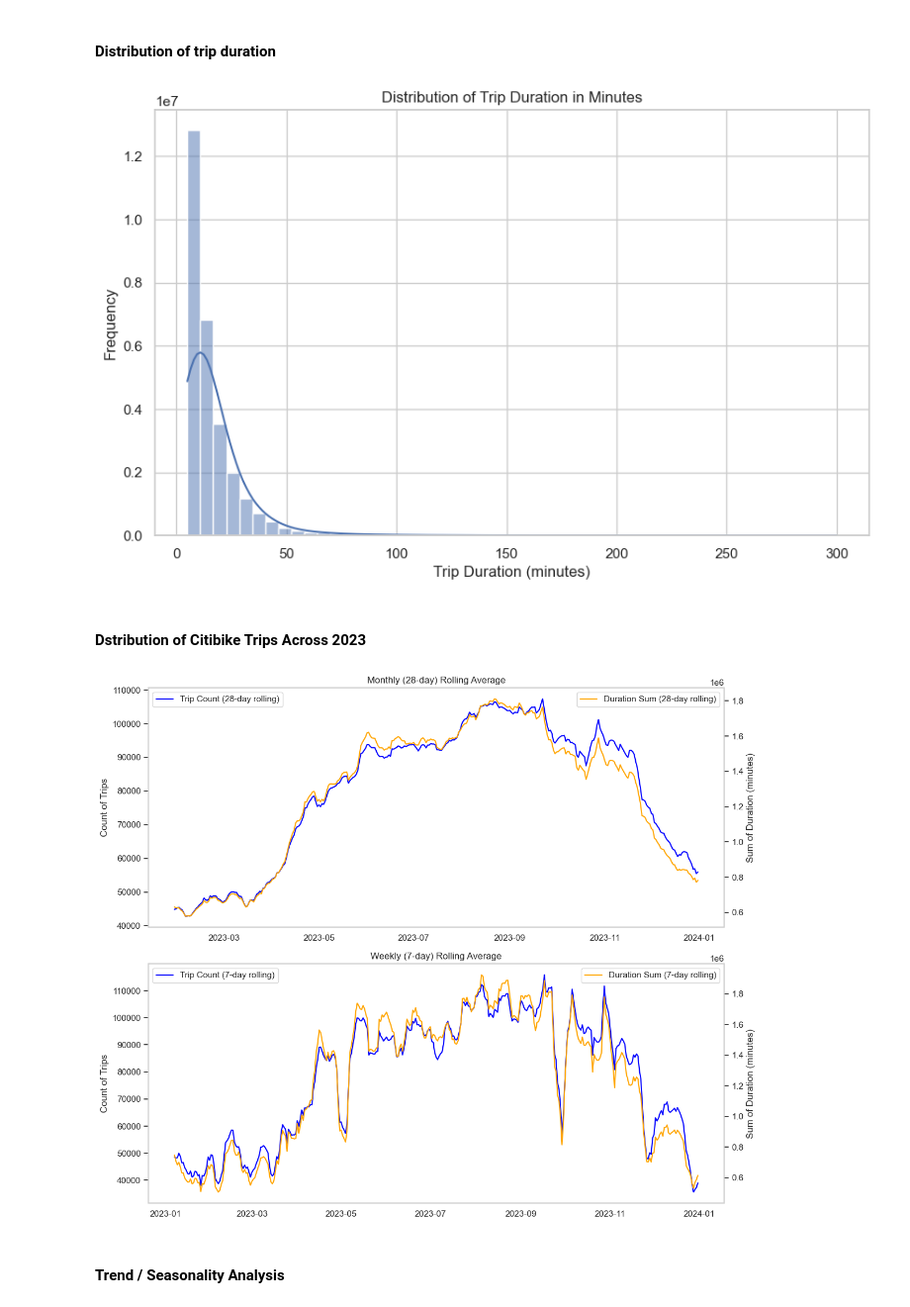
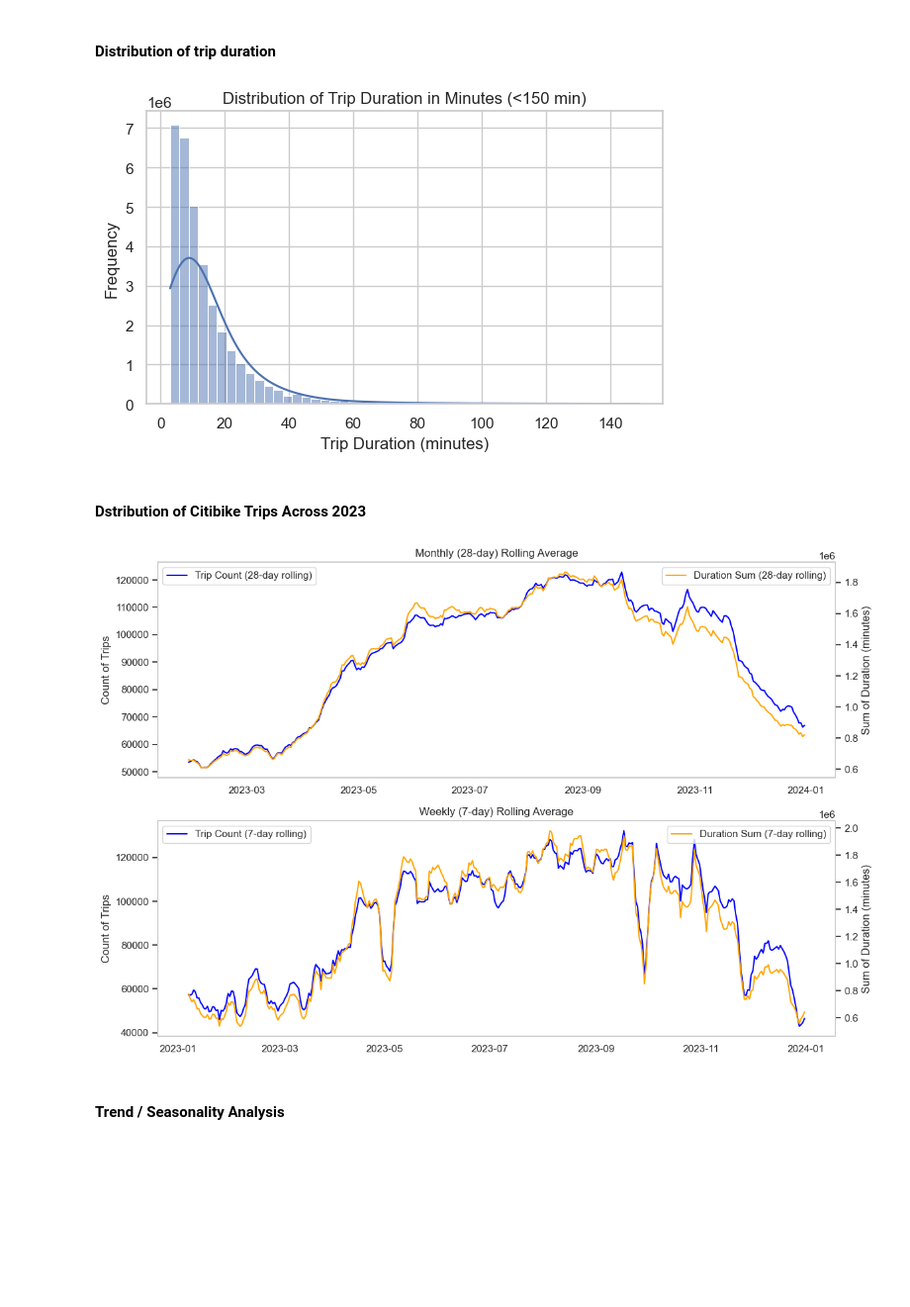
Before and after one commit to aziztnani/Citibike_insurance, a Jupyter notebook: notebooks/data_analysis.ipynb, the cells around one changed output. Shown at 99% size. Cells and saved outputs as stored; diff of their text form; code cells hidden in the pictures; blank space fills up the shorter version.

```diff
--- a/notebooks/data_analysis.ipynb
+++ b/notebooks/data_analysis.ipynb
@@ -42,7 +47,7 @@ trip_data = trip_data.filter((F.col("date") >= "2023-01-01") & (F.col("date") <=
 
 # Filter out trips with a duration shorter then 5 mins and longer than 300 mins
 x_threshold = 300  # upper threshold
-y_threshold = 5    # lower threshold
+y_threshold = 3    # lower threshold
 trip_data = trip_data.withColumn(
     "duration_minutes",
     F.round((F.unix_timestamp("ended_at") - F.unix_timestamp("started_at")) / 60).cast("integer")
@@ -59,6 +64,7 @@ trip_data = trip_data.filter(
     (F.col("duration_minutes") >= y_threshold) & (F.col("duration_minutes") <= x_threshold)
 )
 print(f"Total number of filtered records: {trip_data.count()}")
+trip_data.show()
 # %% [output]
 Number of trips outside the 2023-2024 range: 56969248 (38.22%)
 We will discard these trips as we consider them outliers.
@@ -131,19 +132,25 @@ plt.show()
 # %% [markdown]
 #### Distribution of trip duration
 # %%
+# Filter for trips with duration less than 150 minutes
+filtered_trip_data = trip_data.filter(trip_data.duration_minutes < 150)
+
 # Group by duration_minutes and get the count, then convert to Pandas
-duration_counts = trip_data.groupBy("duration_minutes").count()
+duration_counts = filtered_trip_data.groupBy("duration_minutes").count()
 duration_counts_pd = duration_counts.toPandas()
 
+# Plotting
 sns.set_theme(style="whitegrid")
-plt.figure(figsize=(10, 6))
+plt.figure(figsize=(6, 4))
 sns.histplot(data=duration_counts_pd, x="duration_minutes", weights="count", bins=50, kde=True)
 plt.xlabel('Trip Duration (minutes)')
 plt.ylabel('Frequency')
-plt.title('Distribution of Trip Duration in Minutes')
+plt.title('Distribution of Trip Duration in Minutes (<150 min)')
+plt.tight_layout()
+plt.savefig('../results/citibike_trip_duration_distribution.jpg')
 plt.show()
 # %% [output]
-[figure, old version]
+[figure, new version]
 # %% [markdown]
 #### Dstribution of Citibike Trips Across 2023
 # %%
@@ -165,7 +172,7 @@ citibike_trips_daily_pd['trip_count_rolling_7'] = citibike_trips_daily_pd['trip_
 citibike_trips_daily_pd['duration_sum_rolling_7'] = citibike_trips_daily_pd['duration_sum'].rolling(window=7).mean()
 
 # plotting
-fig, axes = plt.subplots(2, 1, figsize=(12, 10))
+fig, axes = plt.subplots(2, 1, figsize=(12, 8))
 
 # Plot rolling monthly averages (28 days)
 ax1 = axes[0]
@@ -180,33 +187,33 @@ ax1.grid(visible=False)
 ax2 = ax1.twinx()
 ax2.plot(citibike_trips_daily_pd.index, citibike_trips_daily_pd['duration_sum_rolling_28'], label='Duration Sum (28-day rolling)', color='orange')
 ax2.set_ylabel("Sum of Duration (minutes)")
 #ax2.tick_params(axis="y", labelcolor="orange")
 ax2.legend(loc='upper right')
 ax2.grid(visible=False)
 
 # Plot rolling weekly averages (7 days)
 ax3 = axes[1]
 ax3.plot(citibike_trips_daily_pd.index, citibike_trips_daily_pd['trip_count_rolling_7'], label='Trip Count (7-day rolling)', color='blue')
 ax3.set_ylabel("Count of Trips")
 #ax3.tick_params(axis="y", labelcolor="blue")
 ax3.set_title("Weekly (7-day) Rolling Average")
 ax3.legend(loc='upper left')
 ax3.grid(visible=False)
 
 # Right y-axis for duration sum (7 days)
 ax4 = ax3.twinx()
 ax4.plot(citibike_trips_daily_pd.index, citibike_trips_daily_pd['duration_sum_rolling_7'], label='Duration Sum (7-day rolling)', color='orange')
 ax4.set_ylabel("Sum of Duration (minutes)")
 #ax4.tick_params(axis="y", labelcolor="orange")
 ax4.legend(loc='upper right')
 ax4.grid(visible=False)
 
 # Show plot
 #plt.xlabel("Date")
 plt.tight_layout()
 plt.savefig('../results/monthly rolling_average_trips_2023.jpg')
 plt.show()
 # %% [output]
-[figure, old version]
+[figure, new version]
 # %% [markdown]
 #### Trend / Seasonality Analysis
```
Also changed, not shown: parts of 29 cells of this notebook, 15 other files.
